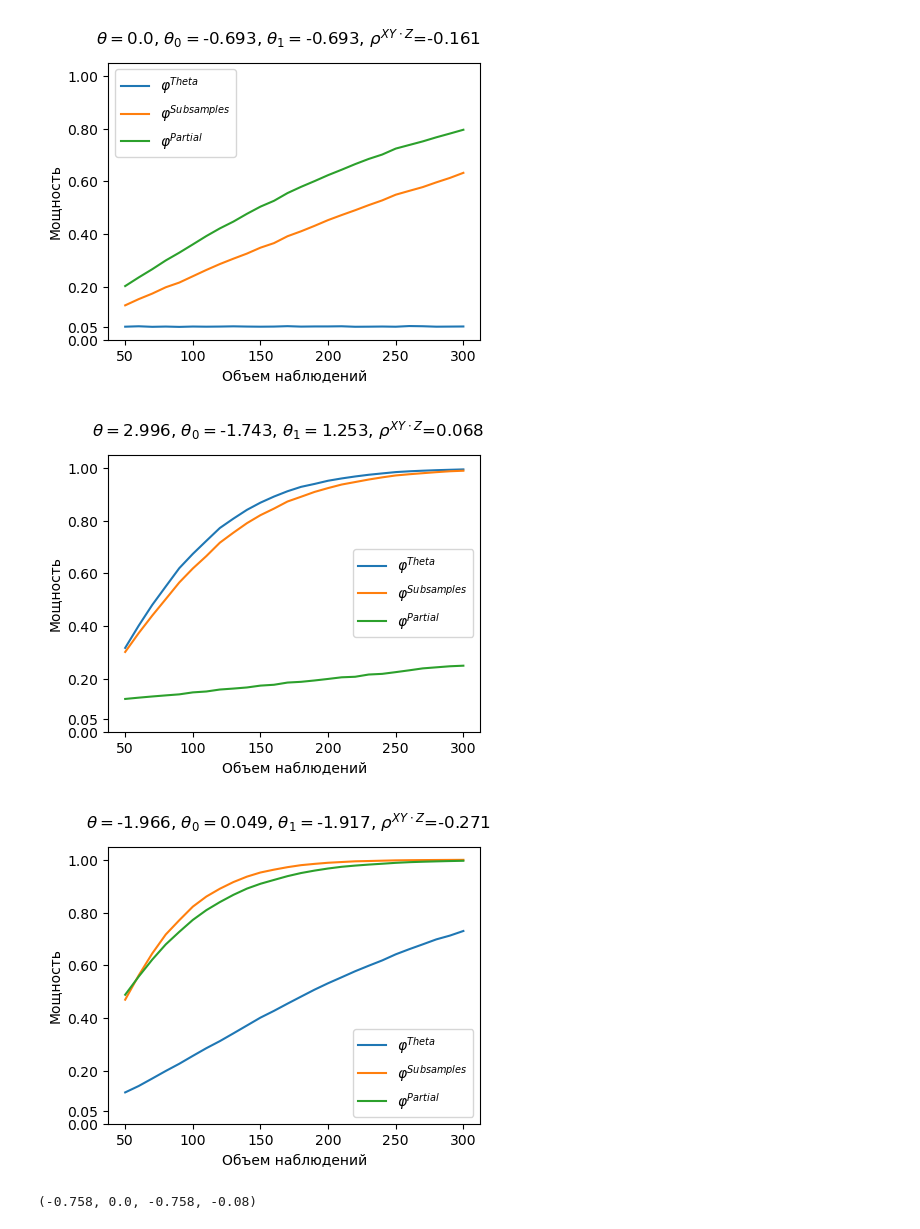
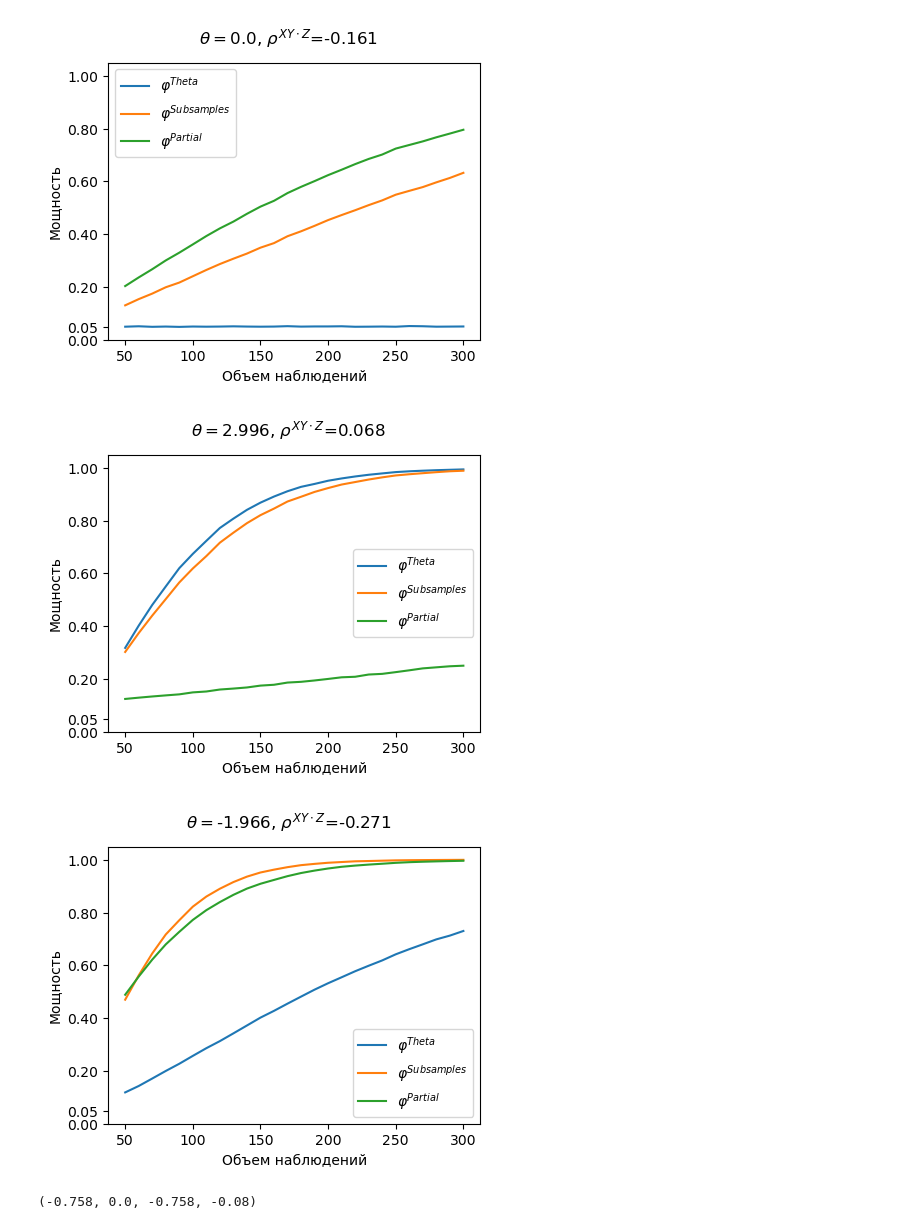
Before and after one commit to antonov1lya/diploma, a Jupyter notebook: code/testing.ipynb, the cells around one changed output. Cells and saved outputs as stored; diff of their text form; code cells hidden in the pictures.

```diff
--- a/code/testing.ipynb
+++ b/code/testing.ipynb
@@ -195,7 +195,7 @@ for i in range(2,7):
     probb = [j[1] for j in distribution[i]]
     cur = calc_num(probb[0],probb[1],probb[2],probb[3],probb[4],probb[5],probb[6],probb[7])
     plt.figure(figsize=(4*1.2,3*1.2))
-    plt.suptitle(f'$\\theta=${cur[0]}, $\\theta_0=${cur[1]}, $\\theta_1=${cur[2]}, $\\rho^{{XY \cdot Z}}$={cur[3]}')
+    plt.suptitle(f'$\\theta=${cur[0]}, $\\rho^{{XY \cdot Z}}$={cur[3]}')
     plt.plot(grid, power_ump, label='$\\varphi^{Theta}$')
     plt.plot(grid, power_ump2, label='$\\varphi^{Subsamples}$')
     plt.plot(grid, power_partial, label='$\\varphi^{Partial}$')
@@ -213,6 +213,6 @@ for i in range(2,7):
-[figure, old version]
+[figure, new version]
-[figure, old version]
+[figure, new version]
-[figure, old version]
+[figure, new version]
 # %%
 calc_num(p000 = 0.15, p001 = 0.06, p010 = 0.3, p011 = 0.16, p100 = 0.05, p101 = 0.08, p110 =
 0.1, p111 = 0.1)
```
Also changed, not shown: parts of 2 cells of this notebook, 17 other files.
